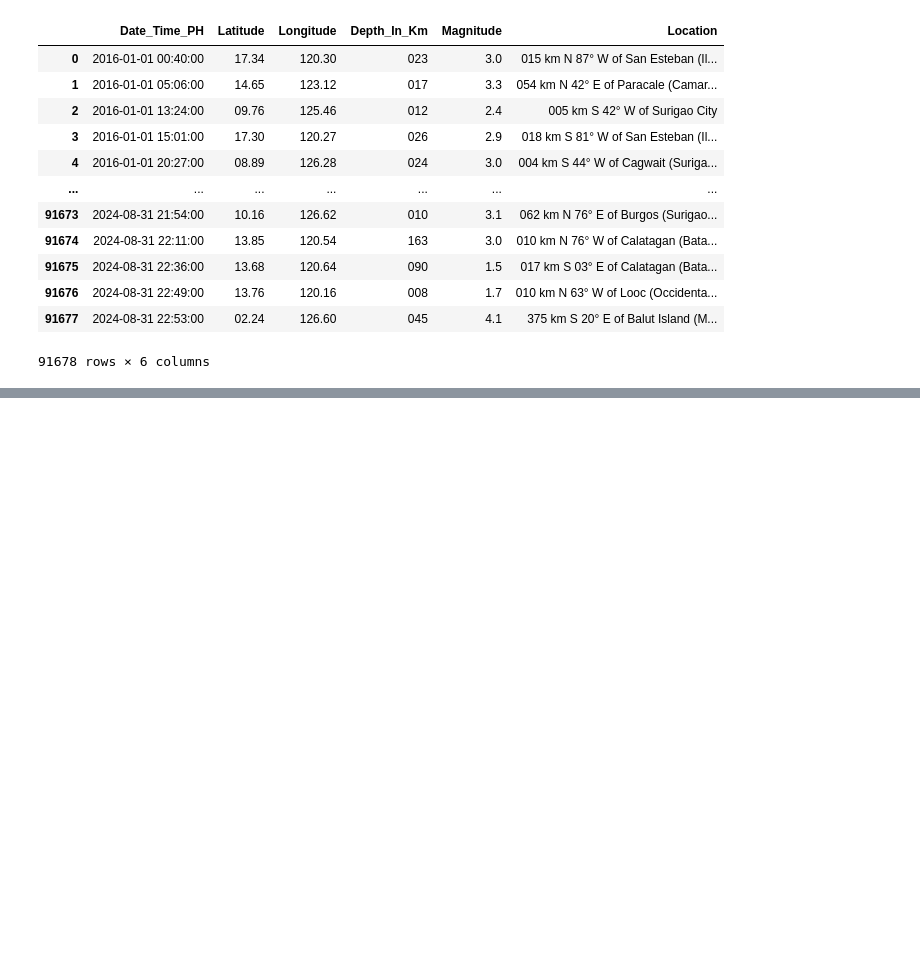
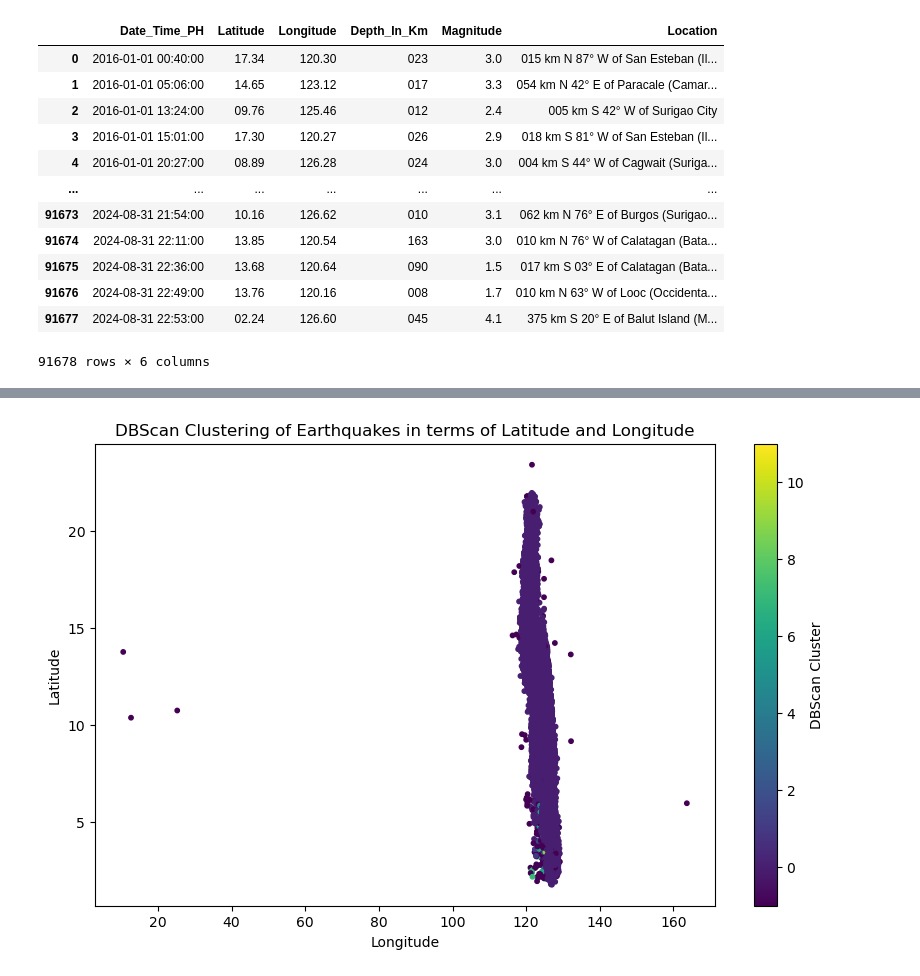
Before and after one commit to ChimaRyder/EarthQuake_DataAnalysis, a Jupyter notebook: sample.ipynb, the cells around one changed output, grey strips where cells are left out. Cells and saved outputs as stored; diff of their text form; code cells hidden in the pictures; blank space fills up the shorter version.

```diff
--- a/sample.ipynb
+++ b/sample.ipynb
@@ -54,0 +71,10 @@ data = data[data["Location"].str.match(r'^\d')]
+# %%
+plt.figure(figsize=(10, 6))
+plt.scatter(data['Longitude'], data['Latitude'], c=data['DBScan_Cluster'], cmap='viridis', s=10)
+plt.colorbar(label='DBScan Cluster')
+plt.xlabel('Longitude')
+plt.ylabel('Latitude')
+plt.title('DBScan Clustering of Earthquakes in terms of Latitude and Longitude')
+plt.show()
+# %% [output]
+[figure, added]
```
Also changed, not shown: parts of 12 cells of this notebook, 1 other file.
